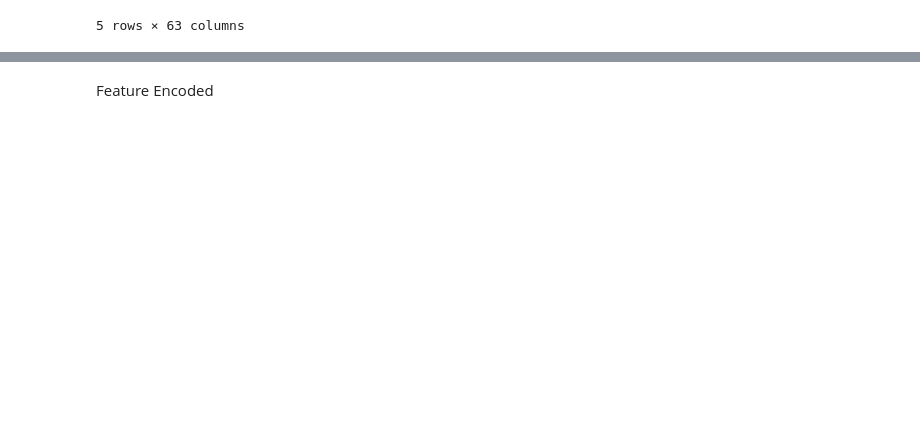
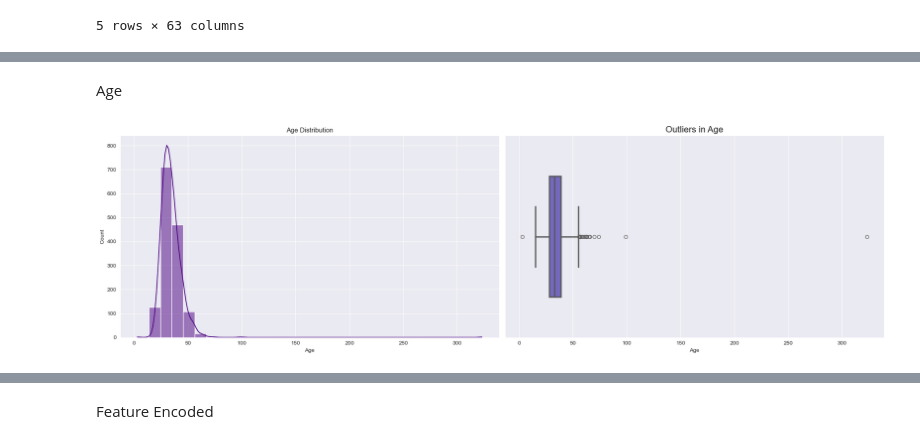
Before and after one commit to Oumaymabamoh/ML_Mental_Health_Cluster_Insights, a Jupyter notebook: data_eda.ipynb, the cells around one changed output, grey strips where cells are left out. Cells and saved outputs as stored; diff of their text form; code cells hidden in the pictures; blank space fills up the shorter version.

```diff
--- a/data_eda.ipynb
+++ b/data_eda.ipynb
@@ -304,5 +244,0 @@ Index(['tech_role_flag', 'mhl_for_others_bad_response_workplace',
-# %%
-
-df.drop(['why_why_not','why_why_not_2','mhl_sought_professional_treatment',
-         'yes_what_dxd','maybe_whats_your_dxd','live_us_territory','work_us_territory', 'mhl_for_others_bad_response_workplace',
-         'yes_condition_dxd'], axis=1,inplace=True)
@@ -990,12 +244,0 @@ plt.show()
-# %%
-import numpy as np
-
-# Define leadership keywords
-leadership_keywords = r"Supervisor|Team Lead|Lead|Leadership|Executive"
-
-# Create lead_position column using np.where
-df["lead_position"] = np.where(
-    df["work_position"].str.contains(leadership_keywords, case=False, na=False),
-    "Yes",
-    "No"
-    )
@@ -1060,0 +245,33 @@ df_cleaned.to_csv('processed_data/cleaned_data.csv', index=False)
+# %% [markdown]
+Age
+# %%
+import seaborn as sns
+import matplotlib.pyplot as plt
+
+# Create a figure with two subplots (1 row, 2 columns)
+fig, ax = plt.subplots(1, 2, figsize=(20, 6))  # Adjust the figure size
+
+# Plot the histogram on the first subplot
+sns.histplot(df['Age'], bins=30, kde=True, color='#4B0082', ax=ax[0])
+ax[0].set_title('Age Distribution')
+ax[0].set_xlabel('Age')
+ax[0].set_ylabel('Count')
+
+# Plot the boxplot on the second subplot
+sns.set_style("darkgrid")
+sns.boxplot(data=df['Age'],color='slateblue', orient='h', linewidth=2.5, width=0.6, ax=ax[1])
+ax[1].set_title('Outliers in Age', fontsize=16)
+
+# Adjust layout for better spacing
+plt.tight_layout()
+
+#save img
+output_dir = "images"
+os.makedirs(output_dir, exist_ok=True)
+
+plot_path = os.path.join(output_dir, "age_proportion_outliers.png")
+
+# Display the plots
+plt.show()
+# %% [output]
+[figure, added]
```
Also changed, not shown: parts of 88 cells of this notebook, 4 other files.
